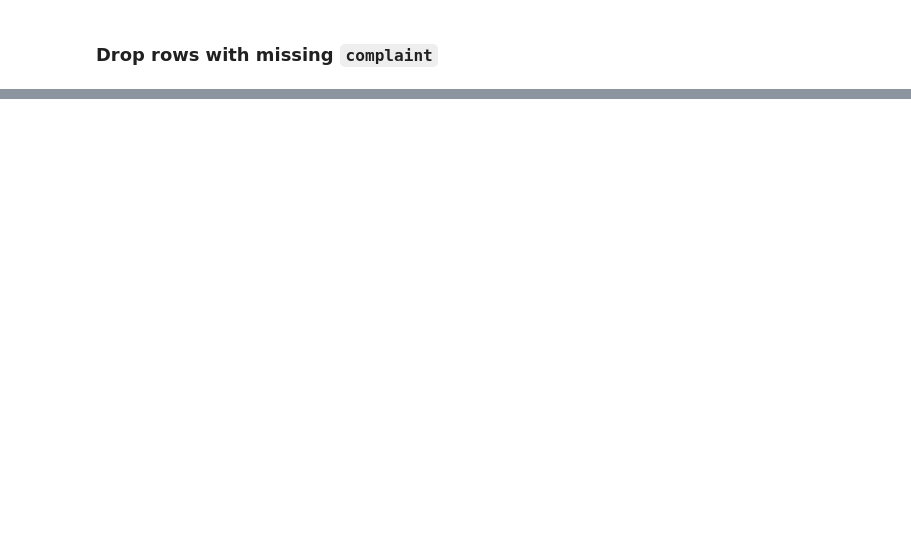
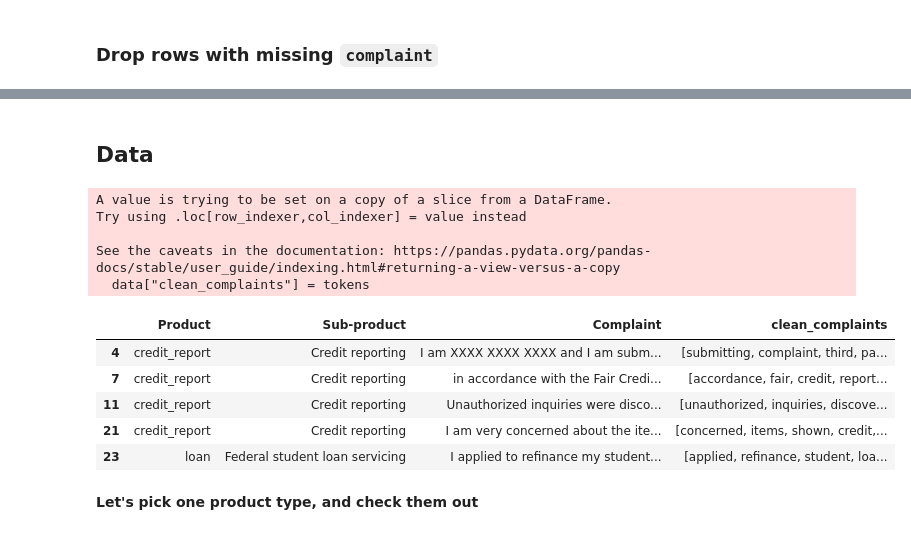
Before and after one commit to JammalAdeyemi/DataScience_Project, a Jupyter notebook: NLP/Multiclass_text_classification/model.ipynb, the cells around one changed output, grey strips where cells are left out. Cells and saved outputs as stored; diff of their text form; code cells hidden in the pictures; blank space fills up the shorter version.

```diff
--- a/NLP/Multiclass_text_classification/model.ipynb
+++ b/NLP/Multiclass_text_classification/model.ipynb
@@ -91,0 +319,5 @@ KeyboardInterrupt:
+# %%
+tokenizer = RegexpTokenizer(r'\w+')
+# %%
+tokens = [["".join(tokenizer.tokenize(word)) for word in t
+           if len(tokenizer.tokenize(word)) > 0] for t in tqdm(tokens)]
@@ -91,0 +366,2 @@ KeyboardInterrupt:
+# %%
+tokens = [[t for t in token if t not in ['xxxx','xxxxxxxx', '000']] for token in tqdm(tokens)]
@@ -91,0 +388,21 @@ KeyboardInterrupt:
+# %% [markdown]
+## Data
+# %%
+data["clean_complaints"] = tokens
+# %% [output]
+A value is trying to be set on a copy of a slice from a DataFrame.
+Try using .loc[row_indexer,col_indexer] = value instead
+
+See the caveats in the documentation: https://pandas.pydata.org/pandas-docs/stable/user_guide/indexing.html#returning-a-view-versus-a-copy
+  data["clean_complaints"] = tokens
+# %%
+data.head()
+# %% [output]
+|  | Product | Sub-product | Complaint | clean_complaints |
+| 4 | credit_report | Credit reporting | I am XXXX XXXX XXXX and I am subm... | [submitting, complaint, third, pa... |
+| 7 | credit_report | Credit reporting | in accordance with the Fair Credi... | [accordance, fair, credit, report... |
+| 11 | credit_report | Credit reporting | Unauthorized inquiries were disco... | [unauthorized, inquiries, discove... |
+| 21 | credit_report | Credit reporting | I am very concerned about the ite... | [concerned, items, shown, credit,... |
+| 23 | loan | Federal student loan servicing | I applied to refinance my student... | [applied, refinance, student, loa... |
+# %% [markdown]
+**Let's pick one product type, and check them out**
```
Also changed, not shown: parts of 95 cells of this notebook, 2 other files.
